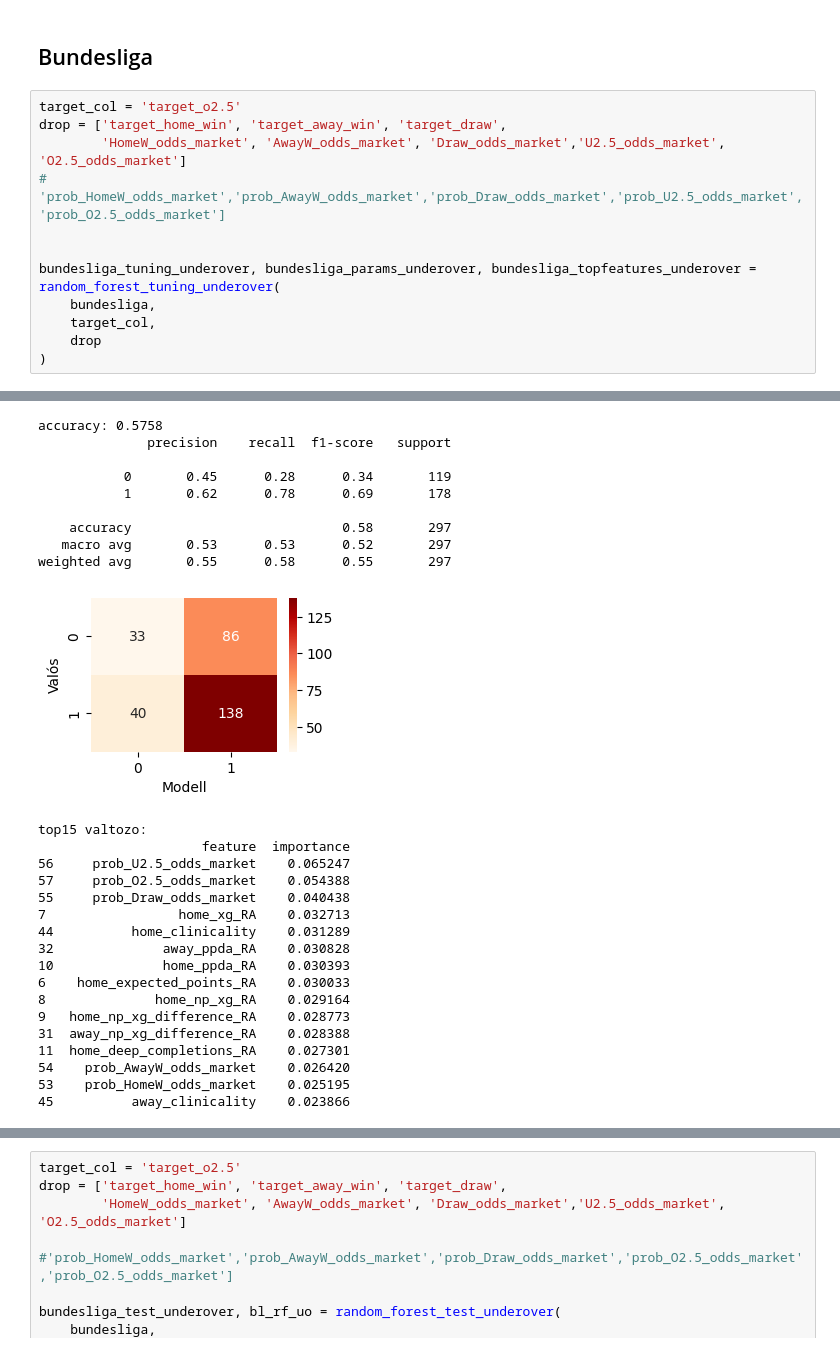
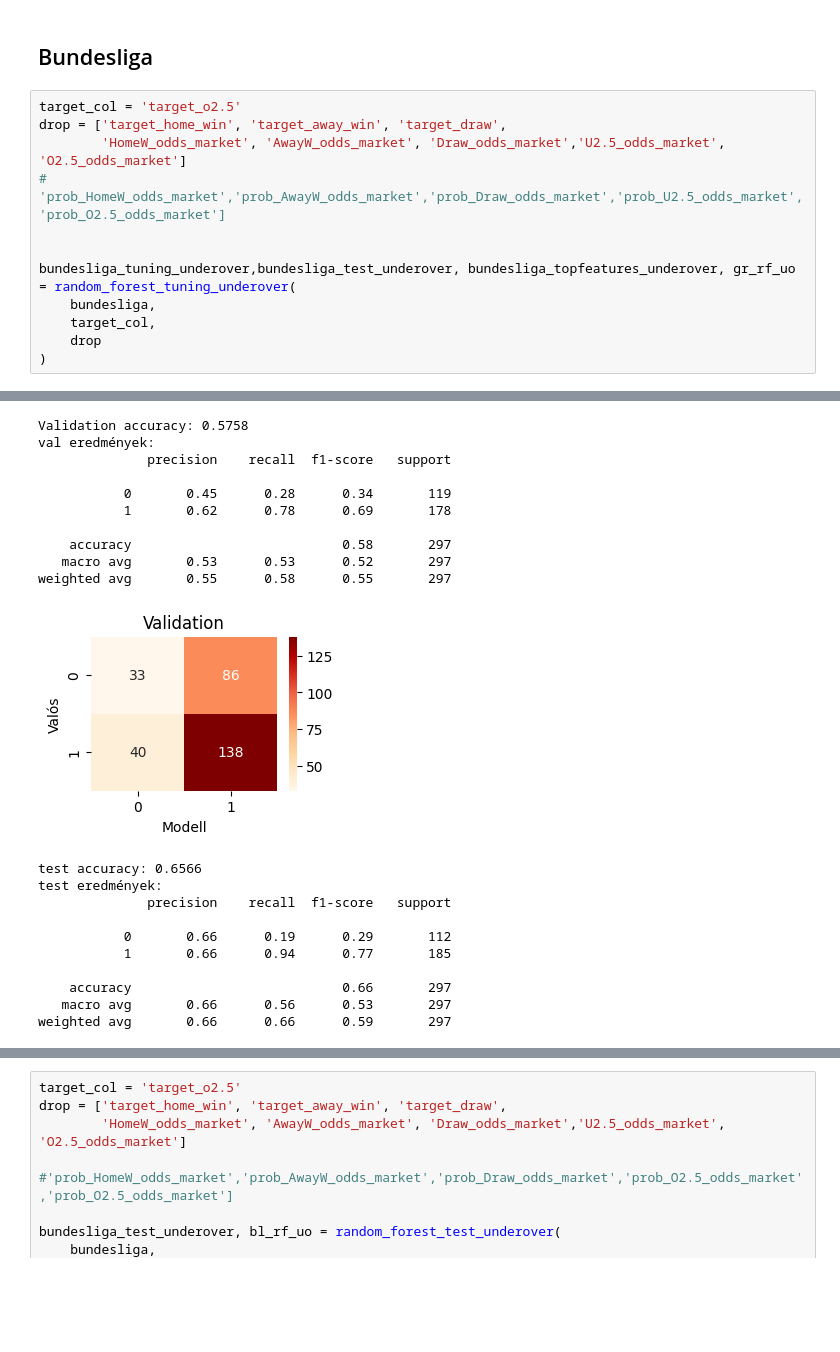
Before and after one commit to can-I-pet-that-DAWG/Szakdolgozat-2025-1, a Jupyter notebook: 03_RF_FTR_UO.ipynb, the cells around one changed output, grey strips where cells are left out. Drawn from its saved outputs; the diff is of its cells as text; blank space fills up the shorter version.

```diff
--- a/03_RF_FTR_UO.ipynb
+++ b/03_RF_FTR_UO.ipynb
@@ -1889,7 +2111,7 @@ drop = ['target_home_win', 'target_away_win', 'target_draw',
 #        'prob_HomeW_odds_market','prob_AwayW_odds_market','prob_Draw_odds_market','prob_U2.5_odds_market','prob_O2.5_odds_market']
 
 
-bundesliga_tuning_underover, bundesliga_params_underover, bundesliga_topfeatures_underover = random_forest_tuning_underover(
+bundesliga_tuning_underover,bundesliga_test_underover, bundesliga_topfeatures_underover, gr_rf_uo = random_forest_tuning_underover(
     bundesliga,
     target_col,
     drop
@@ -1908,27 +2132,21 @@ legjobb modell hiperparameterei: OrderedDict({'class_weight': None, 'criterion':
-accuracy: 0.5758
+Validation accuracy: 0.5758
+val eredmények:
               precision    recall  f1-score   support
 
            0       0.45      0.28      0.34       119
            1       0.62      0.78      0.69       178
 
     accuracy                           0.58       297
    macro avg       0.53      0.53      0.52       297
 weighted avg       0.55      0.58      0.55       297
-[figure, old version]
+[figure, new version]
-top15 valtozo:
-                     feature  importance
-56     prob_U2.5_odds_market    0.065247
-57     prob_O2.5_odds_market    0.054388
-55     prob_Draw_odds_market    0.040438
-7                 home_xg_RA    0.032713
-44          home_clinicality    0.031289
-32              away_ppda_RA    0.030828
-10              home_ppda_RA    0.030393
-6    home_expected_points_RA    0.030033
-8              home_np_xg_RA    0.029164
-9   home_np_xg_difference_RA    0.028773
-31  away_np_xg_difference_RA    0.028388
-11  home_deep_completions_RA    0.027301
-54    prob_AwayW_odds_market    0.026420
-53    prob_HomeW_odds_market    0.025195
-45          away_clinicality    0.023866
+test accuracy: 0.6566
+test eredmények:
+              precision    recall  f1-score   support
+
+           0       0.66      0.19      0.29       112
+           1       0.66      0.94      0.77       185
+
+    accuracy                           0.66       297
+   macro avg       0.66      0.56      0.53       297
+weighted avg       0.66      0.66      0.59       297
```
Also changed, not shown: parts of 70 cells of this notebook, 2 other files.
